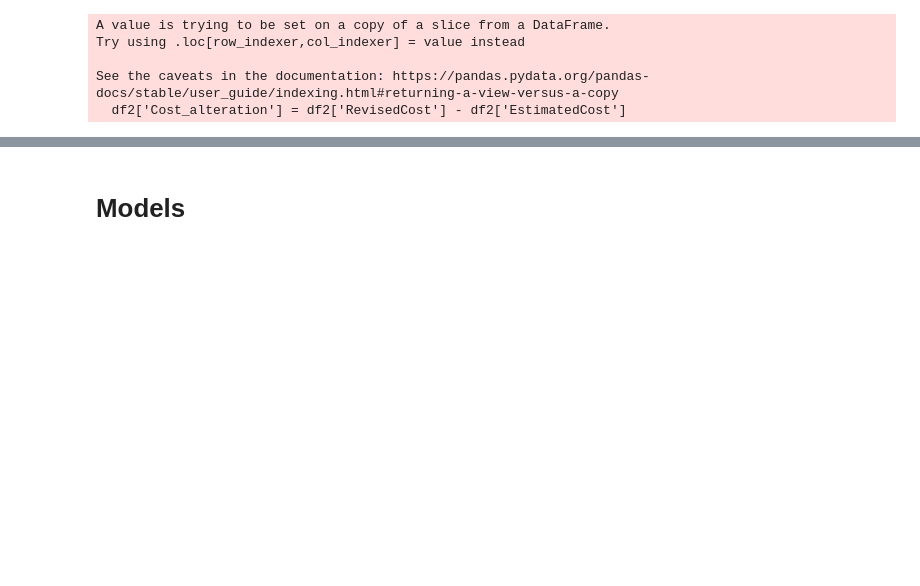
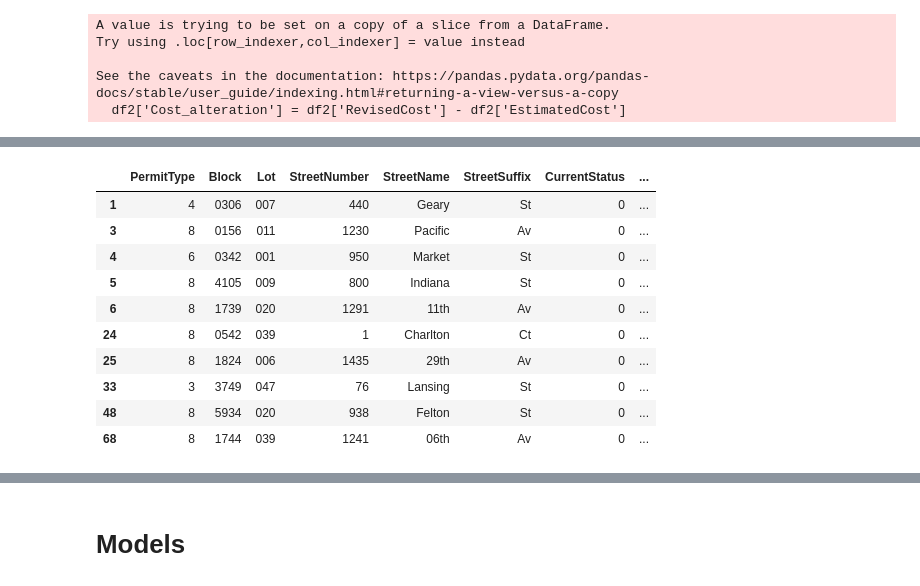
Before and after one commit to Suraba03/ml_san_francisco_permits, a Jupyter notebook: san_fancisco.ipynb, the cells around one changed output, grey strips where cells are left out. Cells and saved outputs as stored; diff of their text form; code cells hidden in the pictures; blank space fills up the shorter version.

```diff
--- a/san_fancisco.ipynb
+++ b/san_fancisco.ipynb
@@ -523,0 +603,11 @@ df_without_nan_cols.head()
+# %%
+description_col = df_clean.Description
+issueddate_col = df_clean.IssuedDate
+PermitExpirationDate_col = df_clean.PermitExpirationDate
+df_clean.drop(['Description', 'IssuedDate', 'PermitExpirationDate'], axis=1, inplace=True)
+# %%
+df_clean.drop(['PermitNumber', 'PermitTypeDefinition', 'Location'], axis=1, inplace=True)
+# %%
+df_clean.drop(['PermitCreationDate'], axis=1, inplace=True)
+# %%
+df_clean.StreetSuffix = df_clean.StreetSuffix.fillna(method='bfill')
@@ -523,0 +634,14 @@ df_without_nan_cols.head()
+# %%
+df_clean.head(10)
+# %% [output]
+|  | PermitType | Block | Lot | StreetNumber | StreetName | StreetSuffix | CurrentStatus | ... |
+| 1 | 4 | 0306 | 007 | 440 | Geary | St | 0 | ... |
+| 3 | 8 | 0156 | 011 | 1230 | Pacific | Av | 0 | ... |
+| 4 | 6 | 0342 | 001 | 950 | Market | St | 0 | ... |
+| 5 | 8 | 4105 | 009 | 800 | Indiana | St | 0 | ... |
+| 6 | 8 | 1739 | 020 | 1291 | 11th | Av | 0 | ... |
+| 24 | 8 | 0542 | 039 | 1 | Charlton | Ct | 0 | ... |
+| 25 | 8 | 1824 | 006 | 1435 | 29th | Av | 0 | ... |
+| 33 | 3 | 3749 | 047 | 76 | Lansing | St | 0 | ... |
+| 48 | 8 | 5934 | 020 | 938 | Felton | St | 0 | ... |
+| 68 | 8 | 1744 | 039 | 1241 | 06th | Av | 0 | ... |
```
Also changed, not shown: parts of 112 cells of this notebook.
